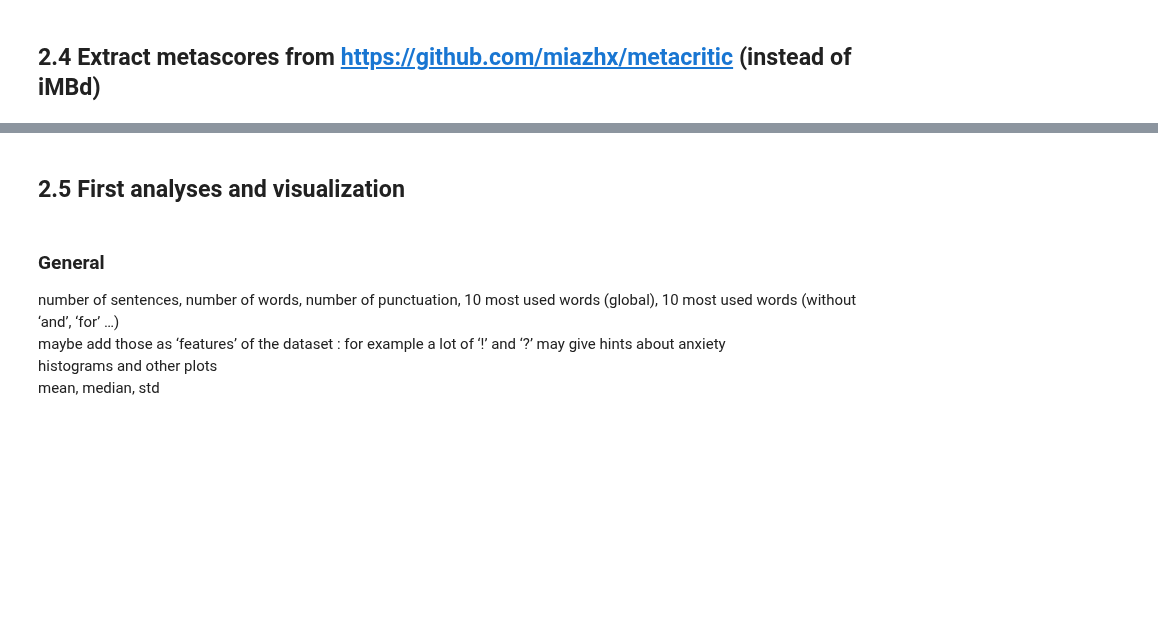
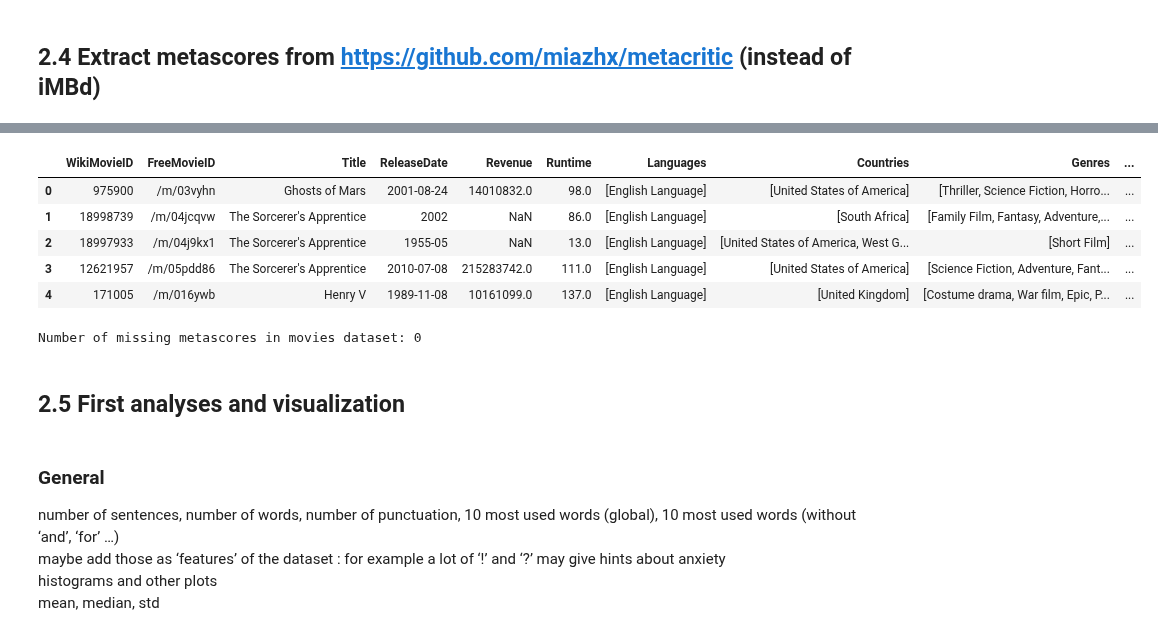
Before and after one commit to salome-baup/ada-2022-project-adaccord, a Jupyter notebook: Milestone2.ipynb, the cells around one changed output, grey strips where cells are left out. Drawn from its saved outputs; the diff is of its cells as text; code cells hidden in the pictures; blank space fills up the shorter version.

```diff
--- a/Milestone2.ipynb
+++ b/Milestone2.ipynb
@@ -449,0 +644,4 @@ characters = pd.read_csv('data/characters_aug.tsv.gz', sep='\t', header=0, index
+# %%
+metacritic_url = "https://raw.githubusercontent.com/miazhx/metacritic/master/data/metacritic_movies.csv"
+
+metacritic = pd.read_csv(metacritic_url)
@@ -449,0 +661,6 @@ characters = pd.read_csv('data/characters_aug.tsv.gz', sep='\t', header=0, index
+# %%
+metacritic_score = metacritic[['movie_title','metascore','release_date']].rename(columns = {'movie_title':'Title'})
+# %%
+# Trying to convert release_date to date time, in order to compare the movies release date and the metacritic release date
+# => handle metascore for the movie series (same title but different release date)
+metacritic_score["release_date"] = metacritic_score["release_date"].apply( lambda x:'{:%Y-%m-%d}'.format(x.replace(" ", "").strptime(no_space, '%d''%B''%Y')))
@@ -450,3 +676,18 @@ characters = pd.read_csv('data/characters_aug.tsv.gz', sep='\t', header=0, index
+# %%
+movies = pd.merge(movies, metacritic_score, on = 'Title')
+# %%
+movies.head()
+# %% [output]
+|  | WikiMovieID | FreeMovieID | Title | ReleaseDate | Revenue | Runtime | Languages | Countries | Genres | ... |
+| 0 | 975900 | /m/03vyhn | Ghosts of Mars | 2001-08-24 | 14010832.0 | 98.0 | [English Language] | [United States of America] | [Thriller, Science Fiction, Horro... | ... |
+| 1 | 18998739 | /m/04jcqvw | The Sorcerer's Apprentice | 2002 | NaN | 86.0 | [English Language] | [South Africa] | [Family Film, Fantasy, Adventure,... | ... |
+| 2 | 18997933 | /m/04j9kx1 | The Sorcerer's Apprentice | 1955-05 | NaN | 13.0 | [English Language] | [United States of America, West G... | [Short Film] | ... |
+| 3 | 12621957 | /m/05pdd86 | The Sorcerer's Apprentice | 2010-07-08 | 215283742.0 | 111.0 | [English Language] | [United States of America] | [Science Fiction, Adventure, Fant... | ... |
+| 4 | 171005 | /m/016ywb | Henry V | 1989-11-08 | 10161099.0 | 137.0 | [English Language] | [United Kingdom] | [Costume drama, War film, Epic, P... | ... |
+# %%
+print("Number of missing metascores in movies dataset: {}".format(movies['metascore'].isna().sum()))
+# %% [output]
+Number of missing metascores in movies dataset: 0
 # %% [markdown]
 ## 2.5 First analyses and visualization
 # %% [markdown]
```
Also changed, not shown: parts of 55 cells of this notebook.
